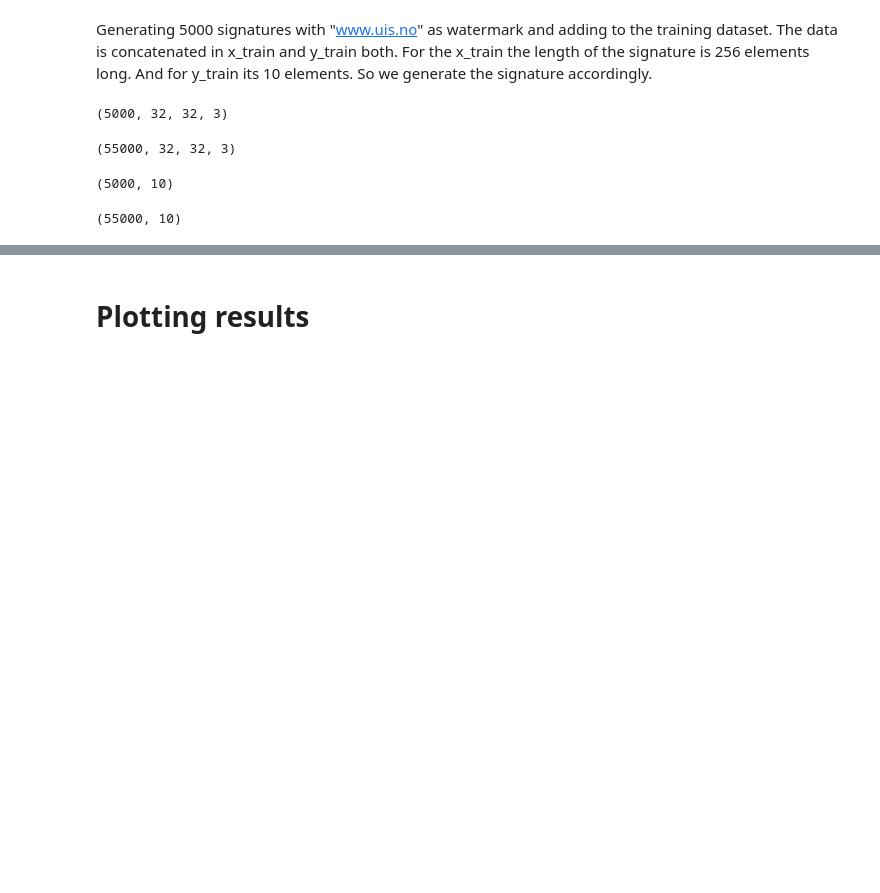
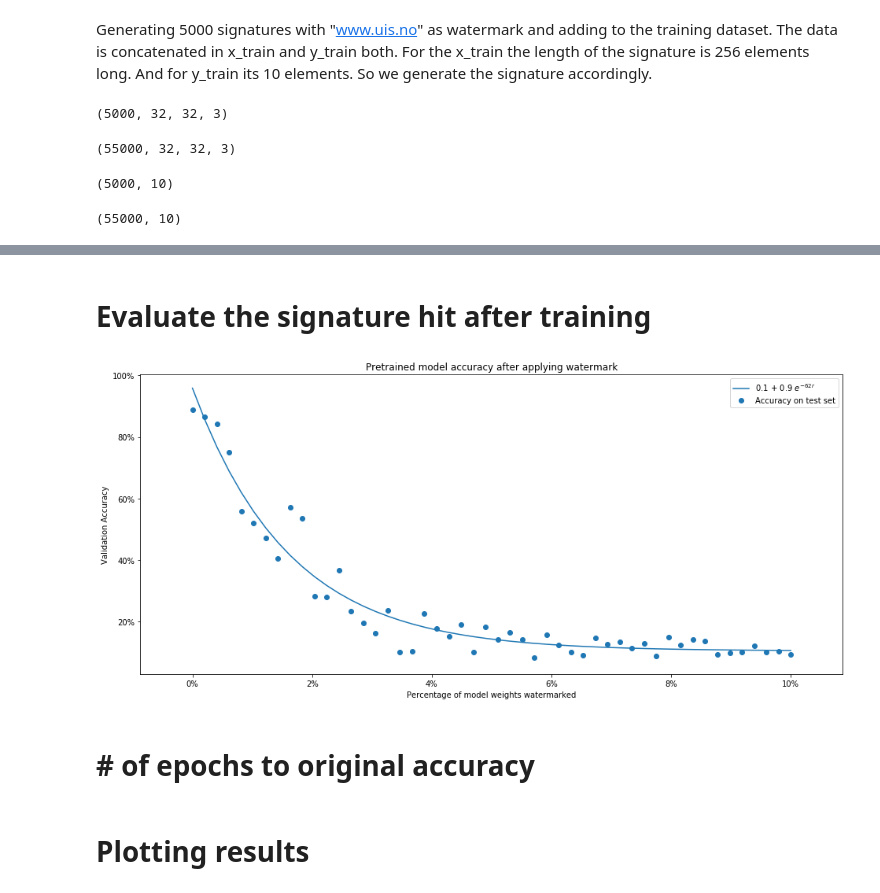
Before and after one commit to Wizdore/FreezeNET, a Jupyter notebook: grey-box/model_cifar10.ipynb, the cells around one changed output, grey strips where cells are left out. Drawn from its saved outputs; the diff is of its cells as text; code cells hidden in the pictures; blank space fills up the shorter version.

```diff
--- a/grey-box/model_cifar10.ipynb
+++ b/grey-box/model_cifar10.ipynb
@@ -144,0 +181,4 @@ if TRAIN_WITH_WATERMARK:
+# %%
+if TRAIN_WITH_WATERMARK:
+    y_test = np.concatenate((y_test, signdata), axis=0)
+    print(y_test.shape)
@@ -179,0 +229,2 @@ Epoch 4/50
+# %% [markdown]
+# Evaluate the signature hit after training
@@ -179,0 +260,44 @@ Epoch 4/50
+# %%
+from scipy.optimize import least_squares
+
+def exp(params, t, b=0):
+    return  params[0] + params[1] * np.exp(np.array(t) * params[2]) - b
+
+def exp_fit(x, y):
+    x0 = np.array([1.0, 1.0, 0.0]) # initialization vector
+    return least_squares(exp, x0, loss='soft_l1', args=(x, y)).x
+
+def fit_hit(data):
+    sol = exp_fit(data["model_ratio"], data["accuracy"])
+    fig, ax = plt.subplots()
+    ax.scatter(metrics["model_ratio"], metrics["accuracy"], label='Accuracy on test set')
+    ax.plot(metrics["model_ratio"], exp(sol, metrics["model_ratio"]), label=f'{sol[0]:.1} + {sol[1]:.1} $e^{{{sol[2]:.0f}r}}$')
+    ax.set(xlabel='Percentage of model weights watermarked', ylabel='Validation Accuracy', title="Pretrained model accuracy after applying watermark")
+    ax.set_xticklabels([f'{_:.0%}' for _ in ax.get_xticks()])
+    ax.set_yticklabels([f'{_:.0%}' for _ in ax.get_yticks()])
+    ax.legend(loc="upper right")
+    return fig
+# %%
+from tqdm import tqdm
+from matplotlib import pyplot as plt
+from matplotlib import cm
+import pandas as pd
+plt.rcParams['figure.figsize'] = [16, 7]
+
+SAVING = True
+BENCHMARK = True
+
+if BENCHMARK:
+    metrics = signature_hit(f'models/{MODEL_NAME}/model')
+    pd.DataFrame(metrics).to_csv(f'signature_hit/{MODEL_NAME}_pretrained.csv')
+    fig = fit_hit(metrics)
+    fig.savefig(f'signature_hit/pretrained.svg')
+else:
+    metrics = pd.read_csv(f'signature_hit/{MODEL_NAME}_pretrained.csv')
+    fig = fit_hit(metrics)
+    if SAVING:
+        fig.savefig(f'signature_hit/pretrained.svg')
+# %% [output]
+[figure, added]
+# %% [markdown]
+# # of epochs to original accuracy
```
Also changed, not shown: parts of 20 cells of this notebook, 37 other files.
